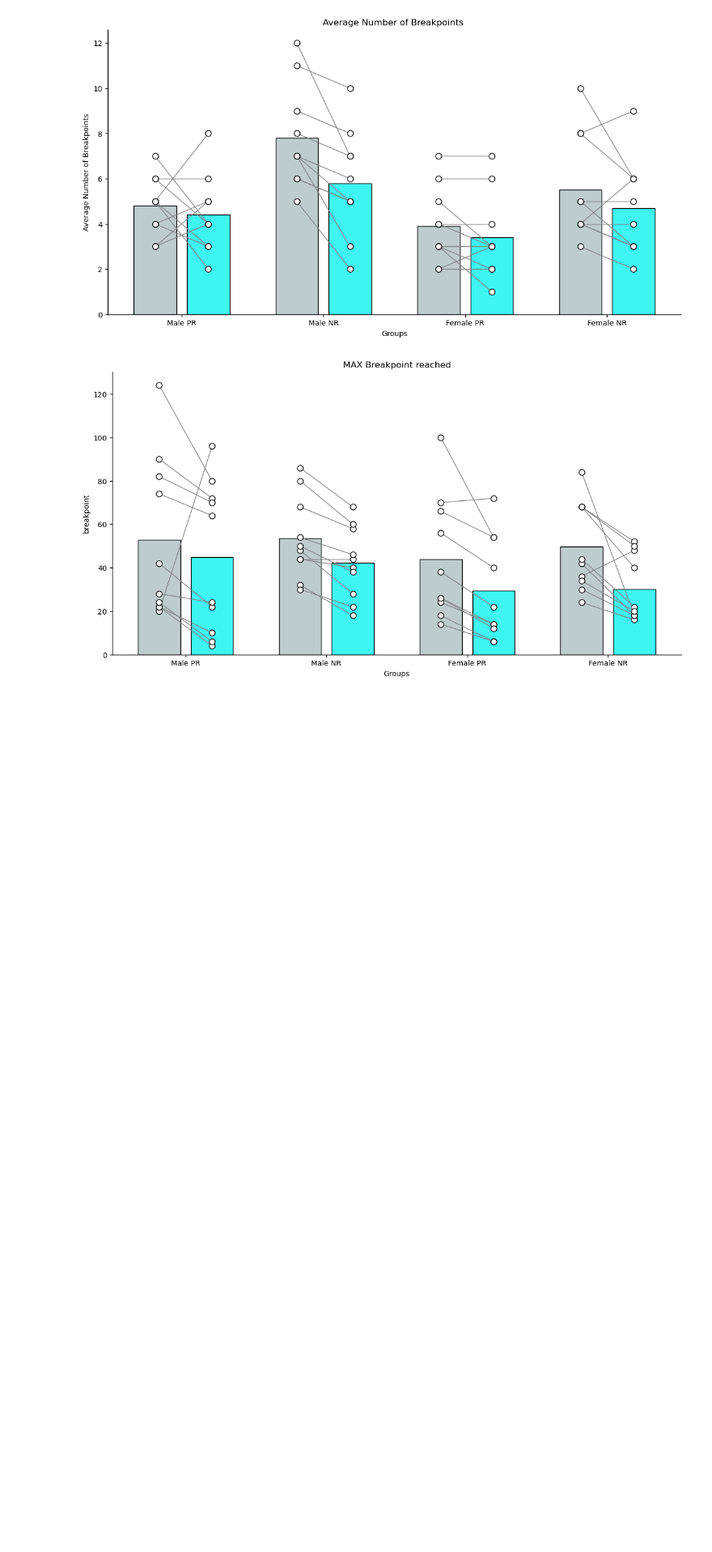
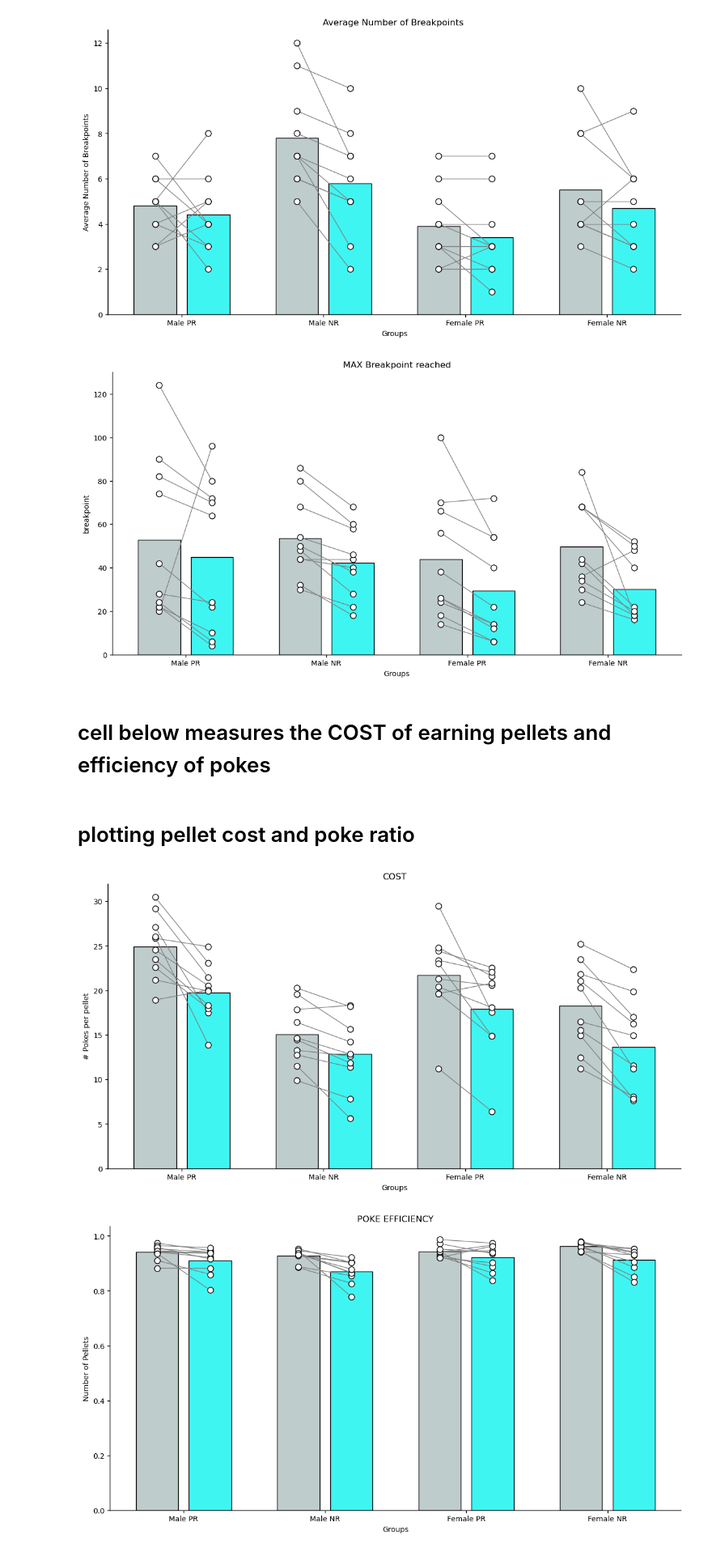
Before and after one commit to Htbibalan/FEDPROFERENCE, a Jupyter notebook: notebooks/FEDPROFERENCE_break_point.ipynb, the cells around one changed output. Shown at 81% size. Drawn from its saved outputs; the diff is of its cells as text; code cells hidden in the pictures; blank space fills up the shorter version.

```diff
--- a/notebooks/FEDPROFERENCE_break_point.ipynb
+++ b/notebooks/FEDPROFERENCE_break_point.ipynb
@@ -831,3 +847,5 @@ plt.show()
 # %% [output]
 [figure]
 [figure]
+# %% [markdown]
+# cell below measures the COST of earning pellets and efficiency of pokes
@@ -833,0 +952,75 @@ plt.show()
+# %% [markdown]
+# plotting pellet cost and poke ratio
+# %%
+import pandas as pd
+import matplotlib.pyplot as plt
+import trompy as tp
+
+# Load the data
+file_path = "../results/Choice_Session_4_Cost_and_Efficiency.csv"  # Update with the correct path if needed
+data = pd.read_csv(file_path)
+
+# Extract the required data for plotting
+def extract_data(sex, diet, pellet_type):
+    return data[(data['SEX'] == sex) & (data['DIET'] == diet) & (data['PELLET_TYPE'] == pellet_type)]['COST'].tolist()
+
+# Group data appropriately
+pellet_count_group_data_male_pr = [extract_data('M', 'PR', 'CAS5'), extract_data('M', 'PR', 'SUC')]
+pellet_count_group_data_male_nr = [extract_data('M', 'NR', 'CAS5'), extract_data('M', 'NR', 'SUC')]
+pellet_count_group_data_female_pr = [extract_data('F', 'PR', 'CAS5'), extract_data('F', 'PR', 'SUC')]
+pellet_count_group_data_female_nr = [extract_data('F', 'NR', 'CAS5'), extract_data('F', 'NR', 'SUC')]
+
+# Define the color values
+high_protein_color = (0.749, 0.8, 0.8)
+low_protein_color = (0.247, 0.961, 0.949)
+high_protein_color_alpha = (0.749, 0.8, 0.8, 0.1)
+low_protein_color_alpha = (0.247, 0.961, 0.949, 0.1)
+
+# Plot the data for average breakpoints
+f, ax = plt.subplots(figsize=(14, 7))
+positions = [1, 1.5, 3, 3.5, 5, 5.5, 7, 7.5]
+
+_, _, barlist, _ = tp.barscatter([pellet_count_group_data_male_pr, pellet_count_group_data_male_nr, pellet_count_group_data_female_pr, pellet_count_group_data_female_nr],
+                                 ax=ax, paired=True, linewidth=1, groupwidth=0.75,
+                                 barfacecolor_option="individual",
+                                 baredgecolor=["black"]*8,
+                                 barfacecolor=[high_protein_color, low_protein_color, high_protein_color, low_protein_color, high_protein_color, low_protein_color, high_protein_color, low_protein_color],
+                                 positions=positions)
+
+ax.set_title('COST')
+ax.set_xlabel('Groups')
+ax.set_ylabel('# Pokes per pellet')
+ax.set_xticks([1,2,3,4])
+ax.set_xticklabels(['Male PR', 'Male NR', 'Female PR', 'Female NR'])
+plt.show()
+
+# Extract the required data for max pellets
+def extract_max_data(sex, diet, pellet_type):
+    return data[(data['SEX'] == sex) & (data['DIET'] == diet) & (data['PELLET_TYPE'] == pellet_type)]['EFFICIENCY'].tolist()
+
+# Group data appropriately
+pellet_count_group_data_male_pr_max = [extract_max_data('M', 'PR', 'CAS5'), extract_max_data('M', 'PR', 'SUC')]
+pellet_count_group_data_male_nr_max = [extract_max_data('M', 'NR', 'CAS5'), extract_max_data('M', 'NR', 'SUC')]
+pellet_count_group_data_female_pr_max = [extract_max_data('F', 'PR', 'CAS5'), extract_max_data('F', 'PR', 'SUC')]
+pellet_count_group_data_female_nr_max = [extract_max_data('F', 'NR', 'CAS5'), extract_max_data('F', 'NR', 'SUC')]
+
+# Plot the data for max pellets
+f, ax = plt.subplots(figsize=(14, 7))
+positions = [1, 1.5, 3, 3.5, 5, 5.5, 7, 7.5]
+
+_, _, barlist, _ = tp.barscatter([pellet_count_group_data_male_pr_max, pellet_count_group_data_male_nr_max, pellet_count_group_data_female_pr_max, pellet_count_group_data_female_nr_max],
+                                 ax=ax, paired=True, linewidth=1, groupwidth=0.75,
+                                 barfacecolor_option="individual",
+                                 baredgecolor=["black"]*8,
+                                 barfacecolor=[high_protein_color, low_protein_color, high_protein_color, low_protein_color, high_protein_color, low_protein_color, high_protein_color, low_protein_color],
+                                 positions=positions)
+
+ax.set_title('POKE EFFICIENCY')
+ax.set_xlabel('Groups')
+ax.set_ylabel('Number of Pellets')
+ax.set_xticks([1,2,3,4])
+ax.set_xticklabels(['Male PR', 'Male NR', 'Female PR', 'Female NR'])
+plt.show()
+# %% [output]
+[figure, added]
+[figure, added]
```
Also changed, not shown: parts of 14 cells of this notebook, 5 other files.
